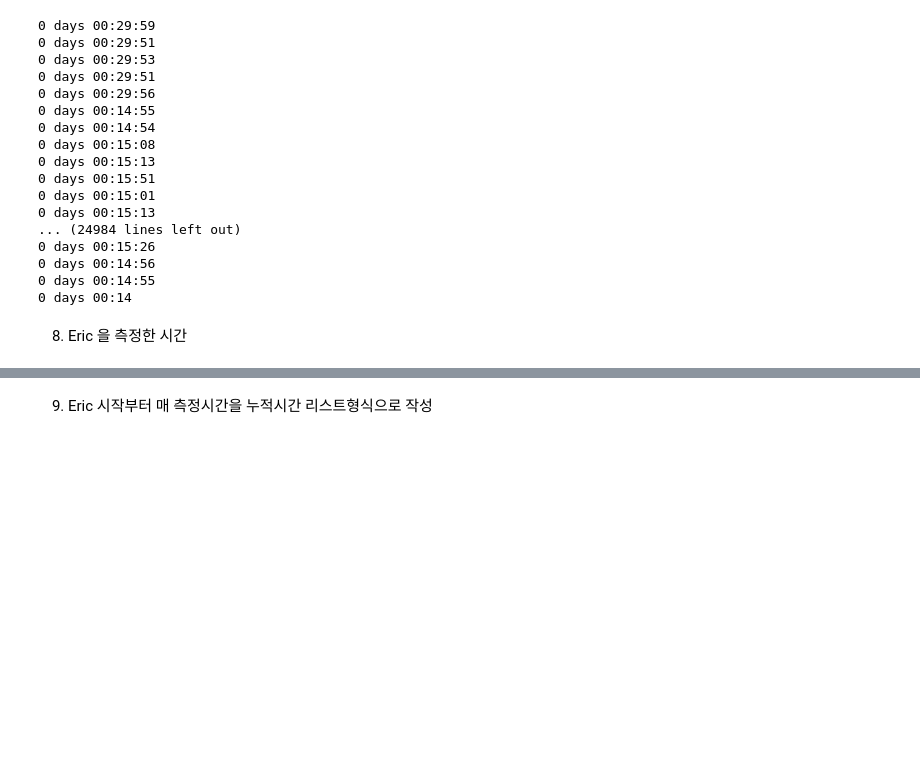
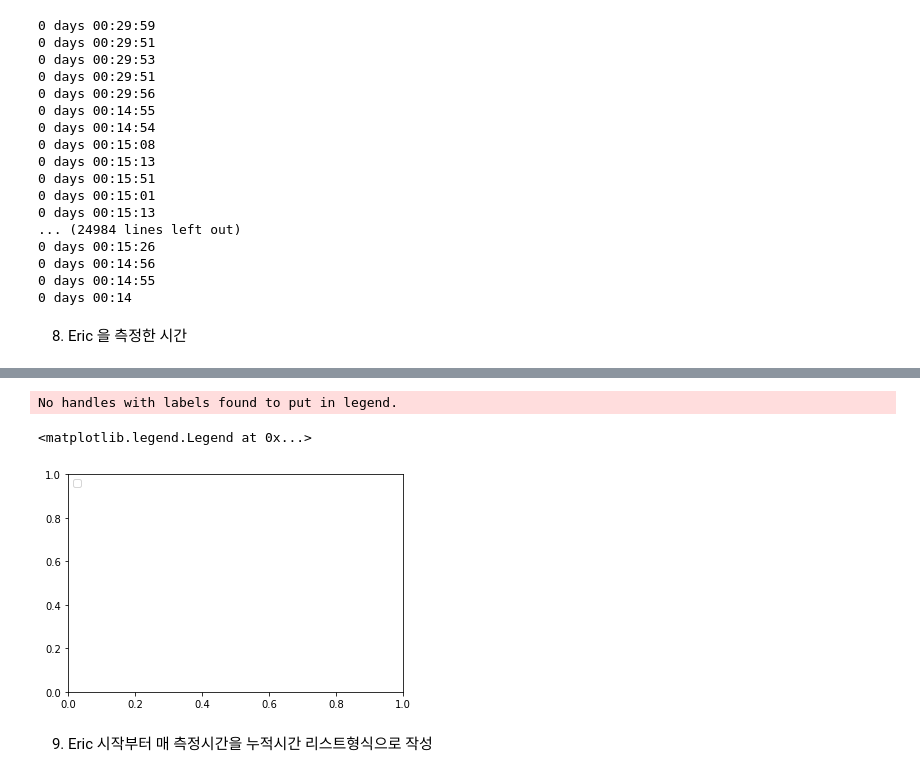
Before and after one commit to fish895623/pandas1, a Jupyter notebook: Untitled10.ipynb, the cells around one changed output, grey strips where cells are left out. Drawn from its saved outputs; the diff is of its cells as text; code cells hidden in the pictures; blank space fills up the shorter version.

```diff
--- a/Untitled10.ipynb
+++ b/Untitled10.ipynb
@@ -70,2 +85,12 @@ TypeError: 'Series' object is not callable
+# %%
+for name in bird_names:
+    ix = bird_data['bird_name'] == name
+    x, y = bird_data.longitude[ix], bird_data.latitude[ix]
+    ax.plot(x, y, '.', transform=ccrs.Geodetic(), label=name)
+plt.legend(loc='upper left')
+# %% [output]
+No handles with labels found to put in legend.
+<matplotlib.legend.Legend at 0x...>
+[figure, added]
 # %% [markdown]
 9) Eric 시작부터 매 측정시간을 누적시간 리스트형식으로 작성
```
Also changed, not shown: parts of 2 cells of this notebook, 2 other files.
